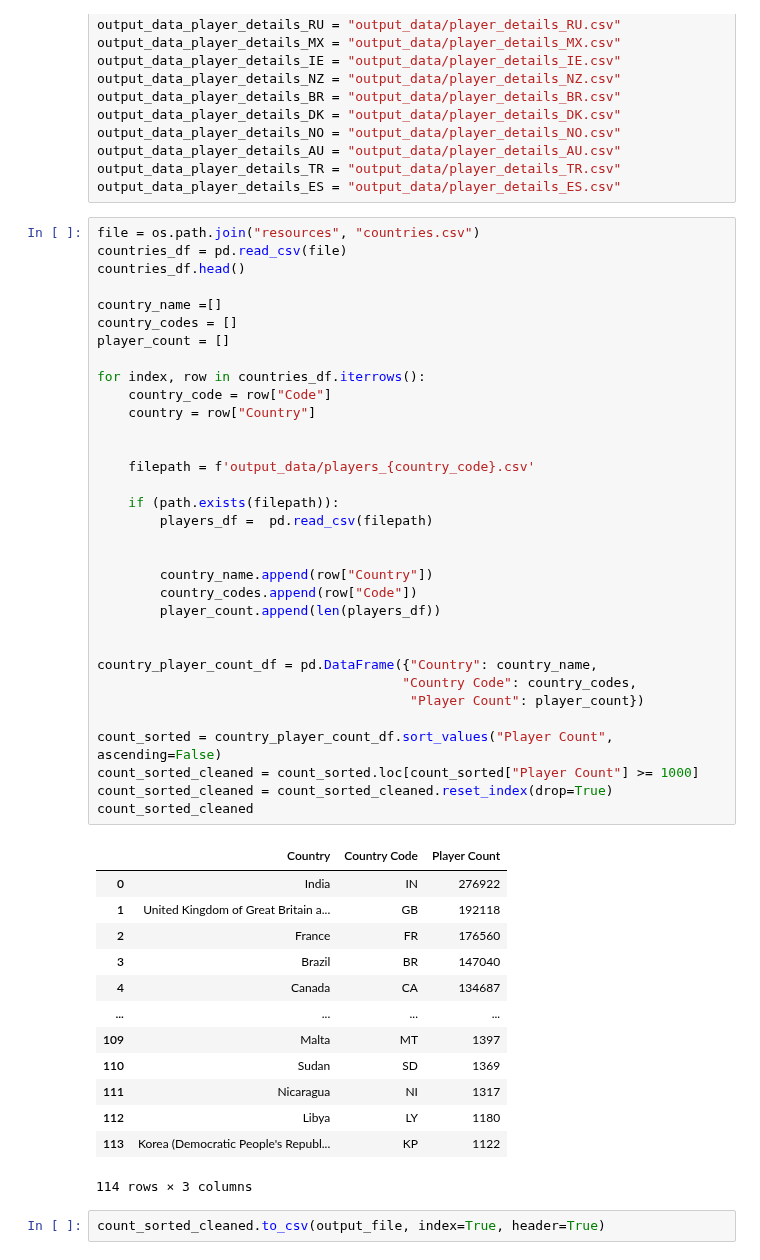
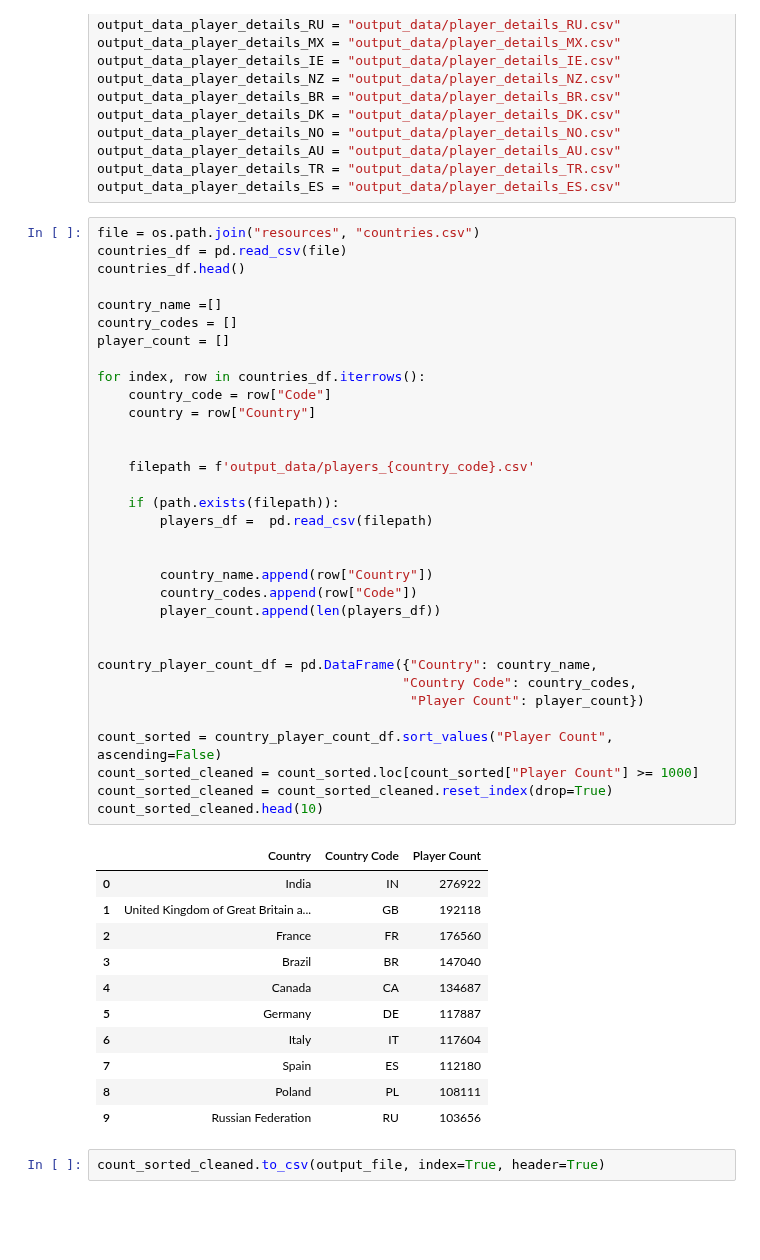
Before and after one commit to melissamonroe/who-plays-chess, a Jupyter notebook: ChessDetailsPy-Jenny.ipynb, the cells around one changed output. Saved outputs shown, nothing was run; the diff lists cells and outputs as text; blank space fills up the shorter version.

```diff
--- a/ChessDetailsPy-Jenny.ipynb
+++ b/ChessDetailsPy-Jenny.ipynb
@@ -42,41 +42,39 @@ player_count = []
 for index, row in countries_df.iterrows():
     country_code = row["Code"]
     country = row["Country"]
 
 
     filepath = f'output_data/players_{country_code}.csv'
 
     if (path.exists(filepath)):
         players_df =  pd.read_csv(filepath)
 
 
         country_name.append(row["Country"])
         country_codes.append(row["Code"])
         player_count.append(len(players_df))
 
 
 country_player_count_df = pd.DataFrame({"Country": country_name,
                                        "Country Code": country_codes,
                                         "Player Count": player_count})
 
 count_sorted = country_player_count_df.sort_values("Player Count", ascending=False)
 count_sorted_cleaned = count_sorted.loc[count_sorted["Player Count"] >= 1000]
 count_sorted_cleaned = count_sorted_cleaned.reset_index(drop=True)
-count_sorted_cleaned
+count_sorted_cleaned.head(10)
 # %% [output]
 |  | Country | Country Code | Player Count |
 | 0 | India | IN | 276922 |
 | 1 | United Kingdom of Great Britain a... | GB | 192118 |
 | 2 | France | FR | 176560 |
 | 3 | Brazil | BR | 147040 |
 | 4 | Canada | CA | 134687 |
-| ... | ... | ... | ... |
-| 109 | Malta | MT | 1397 |
-| 110 | Sudan | SD | 1369 |
-| 111 | Nicaragua | NI | 1317 |
-| 112 | Libya | LY | 1180 |
-| 113 | Korea (Democratic People's Republ... | KP | 1122 |
+| 5 | Germany | DE | 117887 |
+| 6 | Italy | IT | 117604 |
+| 7 | Spain | ES | 112180 |
+| 8 | Poland | PL | 108111 |
+| 9 | Russian Federation | RU | 103656 |
-114 rows × 3 columns
 # %%
 count_sorted_cleaned.to_csv(output_file, index=True, header=True)
 # %%
```
Also changed, not shown: parts of 2 cells of this notebook.
